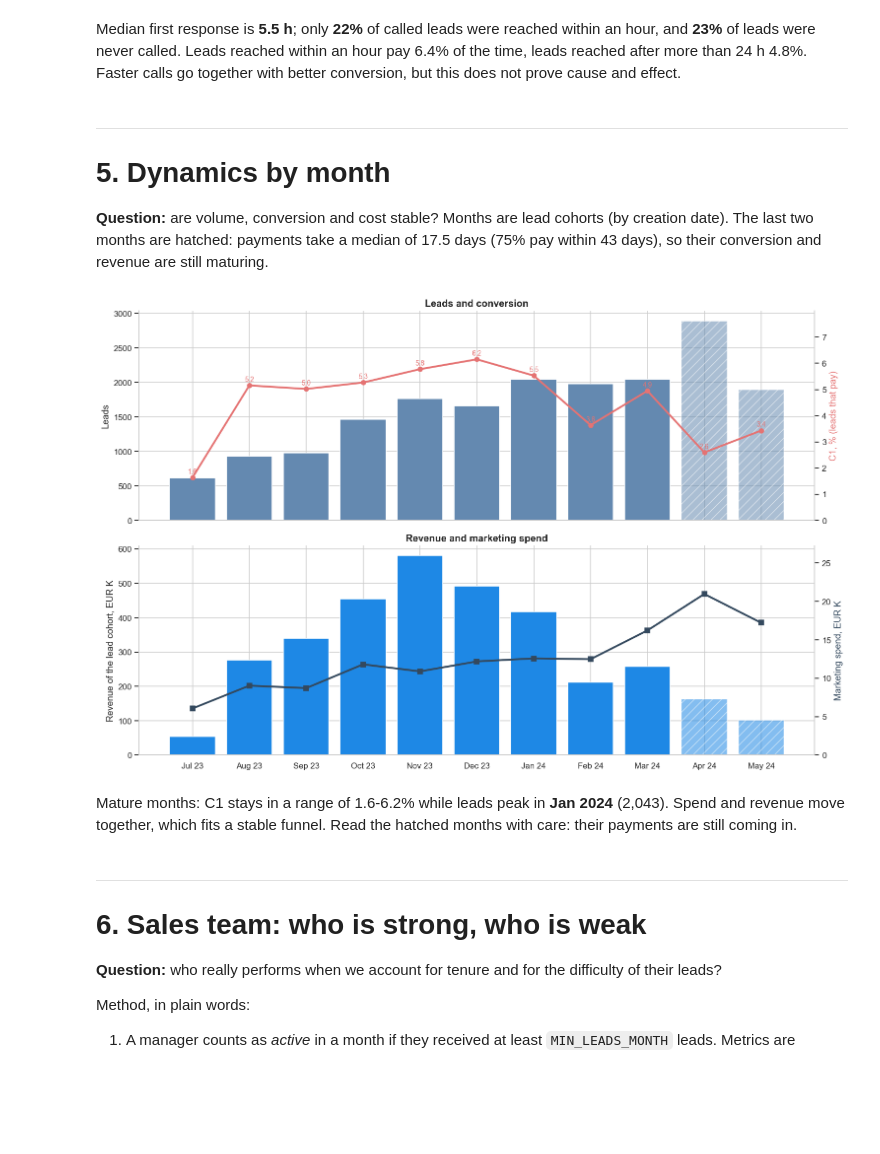
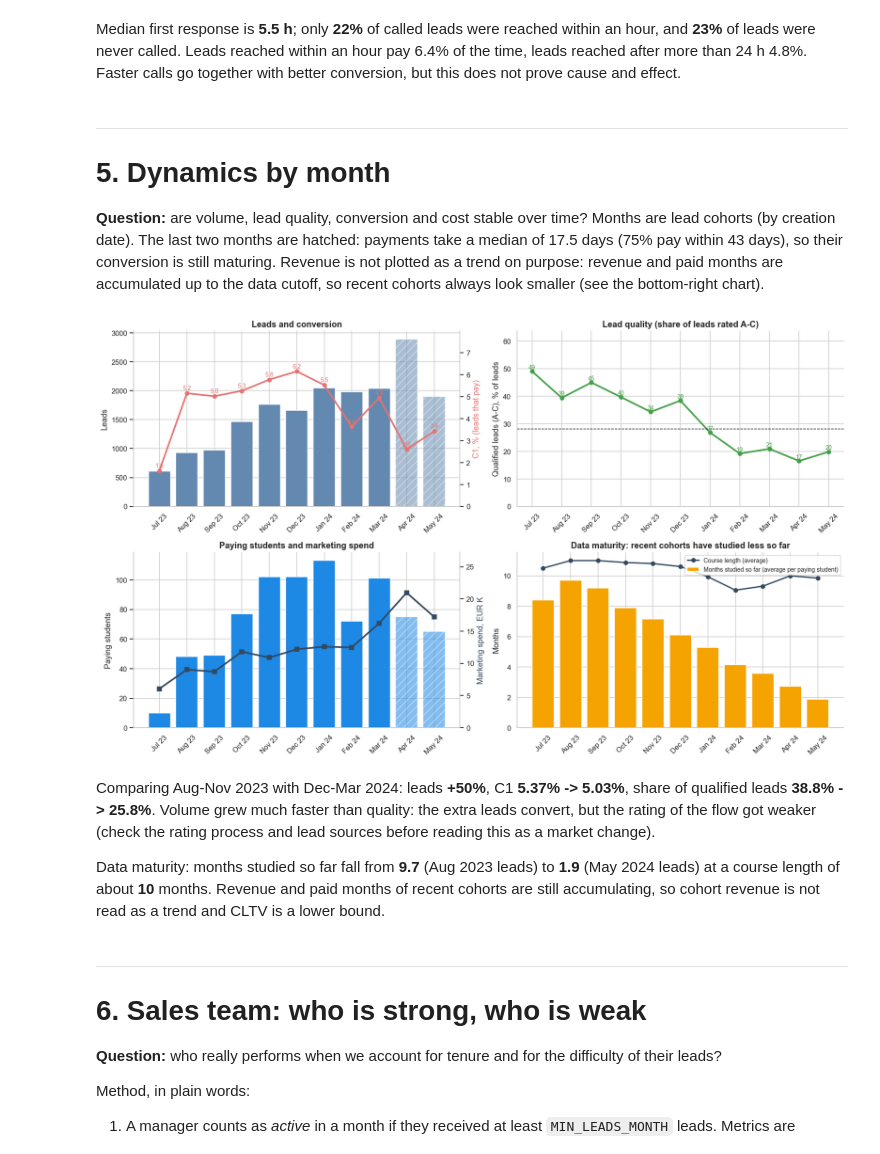
Before and after one commit to OlenaDeny/crm-funnel-analysis, a Jupyter notebook: notebooks/04_crm_business_insights.ipynb, the cells around one changed output. Drawn from its saved outputs; the diff is of its cells as text; code cells hidden in the pictures; blank space fills up the shorter version.

```diff
--- a/notebooks/04_crm_business_insights.ipynb
+++ b/notebooks/04_crm_business_insights.ipynb
@@ -102,6 +103,9 @@ spend = pd.read_pickle(PROCESSED / 'spend_cleaned.pkl')
 
 # --- Common period ---
 spend = spend[(spend['spend_date'] >= SYNC_START) & (spend['spend_date'] <= SYNC_END)].copy()
+
+# unique student key: contact_id; a paid deal without contact_id counts as a separate student (key = deal id)
+deals['student_id'] = deals['contact_id'].fillna('deal_' + deals['deals_id'].astype(str)).astype(str)
 
 # --- Core flags (same logic as notebooks 02 and 03) ---
 deals['months'] = pd.to_numeric(deals['months_of_study'], errors='coerce').fillna(0)
@@ -111,7 +115,7 @@ deals['rev_won'] = np.where(deals['is_won'], deals['Ri'], 0.0)          # revenu
 deals['qualified'] = deals['quality'].astype(str).isin(QUALIFIED)
 deals['month'] = deals['created_date'].dt.to_period('M').dt.to_timestamp()   # lead cohort month
 
-for c in ['contact_id', 'source', 'campaign', 'product', 'payment_type', 'education_type', 'deal_owner_name']:
+for c in ['source', 'campaign', 'product', 'payment_type', 'education_type', 'deal_owner_name']:
     deals[c] = deals[c].astype(str).str.strip().replace({'nan': 'Unknown', '<NA>': 'Unknown', '': 'Unknown'})
 spend['month'] = spend['spend_date'].dt.to_period('M').dt.to_timestamp()
 for c in ['source', 'campaign']:
@@ -125,7 +129,7 @@ Deals: 18,250 | spend rows in period: 18,452 | period: 2023-07-01 - 2024-05-31
 # --- Portfolio metrics (definitions: see glossary in notebooks 02 and 03) ---
 def portfolio_kpis(won, n_leads, ua, ac, clicks):
     k = {'UA': ua, 'Leads': n_leads, 'Clicks': clicks, 'AC': ac}
-    k['B'] = won['contact_id'].nunique()            # unique paying students
+    k['B'] = won['student_id'].nunique()            # unique paying students
     k['T'] = won['months'].sum()                    # transactions = paid months
     k['REV'] = won['Ri'].sum()
     k['C1'] = k['B'] / ua * 100                     # students / potential clients (metrics tree)
@@ -143,7 +147,7 @@ def portfolio_kpis(won, n_leads, ua, ac, clicks):
 K = portfolio_kpis(won, len(deals), UA_TOTAL, spend['spend'].sum(), spend['clicks'].sum())
 
 # Control values from notebooks 02 and 03
-control = {'Leads': 18_250, 'B': 802, 'T': 4_540, 'REV': 3_347_317.73, 'AOV': 737.29, 'AC': 138_152.50, 'Clicks': 468_577}
+control = {'Leads': 18_250, 'B': 810, 'T': 4_540, 'REV': 3_347_317.73, 'AOV': 737.29, 'AC': 138_152.50, 'Clicks': 468_577}
 for name, expected in control.items():
     status = 'OK' if abs(K[name] - expected) < 0.5 else 'CHECK'
     print(f'{name:<7}{K[name]:>16,.2f}   control {expected:>14,.2f}   {status}')
@@ -299,7 +303,7 @@ def channel_table(d, s):
     w = d[d['is_won']].groupby('channel')
     t = pd.DataFrame({
         'Leads': g.size(),
-        'B': w['contact_id'].nunique(),
+        'B': w['student_id'].nunique(),
         'T': w['months'].sum(),
         'REV': g['rev_won'].sum(),
         'Qualified_rate': g['qualified'].mean() * 100,
@@ -541,45 +545,75 @@ Median first response is **5.5 h**; only **22%** of called leads were reached wi
 # %% [markdown]
 ---
 # 5. Dynamics by month
-**Question:** are volume, conversion and cost stable? Months are lead cohorts (by creation date). The last two months are hatched: payments take a median of 17.5 days (75% pay within 43 days), so their conversion and revenue are still maturing.
+**Question:** are volume, lead quality, conversion and cost stable over time?
+Months are lead cohorts (by creation date). The last two months are hatched: payments take a median of 17.5 days (75% pay within 43 days), so their conversion is still maturing. Revenue is not plotted as a trend on purpose: revenue and paid months are accumulated up to the data cutoff, so recent cohorts always look smaller (see the bottom-right chart).
 # %%
 # --- 5.1 Monthly dynamics ---
 months = pd.date_range(SYNC_START, SYNC_END, freq='MS')
-mo = deals.groupby('month').agg(Leads=('is_won', 'size'), Won=('is_won', 'sum'), REV=('rev_won', 'sum')).reindex(months).fillna(0)
+mo = deals.groupby('month').agg(Leads=('is_won', 'size'), Won=('is_won', 'sum'), Qualified=('qualified', 'mean')).reindex(months).fillna(0)
 mo['AC'] = spend.groupby('month')['spend'].sum().reindex(months).fillna(0)
 mo['C1'] = mo['Won'] / mo['Leads'].replace(0, np.nan) * 100
+mo['Qualified'] = mo['Qualified'] * 100
+mo['Months_studied'] = won.groupby('month')['months'].mean().reindex(months)
+mo['Course'] = pd.to_numeric(won['course_duration'], errors='coerce').groupby(won['month']).mean().reindex(months)
 labels_m = [m.strftime('%b %y') for m in months]
 immature = np.arange(len(months)) >= len(months) - 2
 
-fig, axes = plt.subplots(2, 1, figsize=(14, 9), sharex=True)
-ax = axes[0]
-bars = ax.bar(labels_m, mo['Leads'], color=COL['funnel'][0])
-for b_, imm in zip(bars, immature):
-    if imm: b_.set_hatch('//'); b_.set_alpha(0.55)
+def hatch_last(bars):
+    for b_, imm in zip(bars, immature):
+        if imm:
+            b_.set_hatch('//'); b_.set_alpha(0.55)
+
+fig, axes = plt.subplots(2, 2, figsize=(16, 9.5))
+ax = axes[0, 0]
+hatch_last(ax.bar(labels_m, mo['Leads'], color=COL['funnel'][0]))
 ax.set_ylabel('Leads'); ax.set_title('Leads and conversion')
 ax2 = ax.twinx(); ax2.plot(labels_m, mo['C1'], color=COL['red'], marker='o', lw=2.5)
 ax2.set_ylabel('C1, % (leads that pay)', color=COL['red']); ax2.set_ylim(0, max(mo['C1'].max() * 1.3, 1))
 ax2.grid(False); ax2.spines['right'].set_visible(True)
 for x_, v in zip(labels_m, mo['C1']):
     ax2.text(x_, v + 0.15, f'{v:.1f}', ha='center', fontsize=9, color=COL['red'])
 
-ax = axes[1]
-bars = ax.bar(labels_m, mo['REV'] / 1e3, color=COL['blue'])
-for b_, imm in zip(bars, immature):
-    if imm: b_.set_hatch('//'); b_.set_alpha(0.55)
-ax.set_ylabel('Revenue of the lead cohort, EUR K'); ax.set_title('Revenue and marketing spend')
+ax = axes[0, 1]
+ax.plot(labels_m, mo['Qualified'], color=COL['green'], marker='o', lw=2.5)
+ax.axhline(deals['qualified'].mean() * 100, color='#111827', ls='--', lw=1)
+ax.set_ylim(0, mo['Qualified'].max() * 1.3); ax.set_ylabel('Qualified leads (A-C), % of leads')
+ax.set_title('Lead quality (share of leads rated A-C)')
+for x_, v in zip(labels_m, mo['Qualified']):
+    ax.text(x_, v + 0.8, f'{v:.0f}', ha='center', fontsize=9, color=COL['green'])
+
+ax = axes[1, 0]
+hatch_last(ax.bar(labels_m, mo['Won'], color=COL['blue']))
+ax.set_ylabel('Paying students'); ax.set_title('Paying students and marketing spend')
 ax3 = ax.twinx(); ax3.plot(labels_m, mo['AC'] / 1e3, color=COL['navy'], marker='s', lw=2.5)
 ax3.set_ylabel('Marketing spend, EUR K', color=COL['navy']); ax3.grid(False); ax3.spines['right'].set_visible(True)
 ax3.set_ylim(0, mo['AC'].max() / 1e3 * 1.3)
+
+ax = axes[1, 1]
+ax.bar(labels_m, mo['Months_studied'], color=COL['amber'], label='Months studied so far (average per paying student)')
+ax.plot(labels_m, mo['Course'], color=COL['navy'], marker='o', lw=2, label='Course length (average)')
+ax.set_ylabel('Months'); ax.set_title('Data maturity: recent cohorts have studied less so far')
+ax.legend(loc='upper right', fontsize=9, frameon=True)
+for a in axes.ravel():
+    a.tick_params(axis='x', rotation=45)
 finish(fig, '04_11_trend')
 
-full = mo.iloc[:-2]
-pk = full['Leads'].idxmax()
-say(f"Mature months: C1 stays in a range of {full['C1'].min():.1f}-{full['C1'].max():.1f}% while leads peak in **{pk:%b %Y}** ({full.loc[pk, 'Leads']:,.0f}). "
-    f"Spend and revenue move together, which fits a stable funnel. Read the hatched months with care: their payments are still coming in.")
+mat = mo.iloc[1:-2]                       # skip the launch month and the two immature months
+half = len(mat) // 2
+a_, b_ = mat.iloc[:half], mat.iloc[half:]
+pooled = lambda x: x['Won'].sum() / x['Leads'].sum() * 100
+qual = lambda x: (x['Qualified'] * x['Leads']).sum() / x['Leads'].sum()
+say(f"Comparing {a_.index[0]:%b}-{a_.index[-1]:%b %Y} with {b_.index[0]:%b}-{b_.index[-1]:%b %Y}: "
+    f"leads **{b_['Leads'].sum() / a_['Leads'].sum() - 1:+.0%}**, C1 **{pooled(a_):.2f}% -> {pooled(b_):.2f}%**, "
+    f"share of qualified leads **{qual(a_):.1f}% -> {qual(b_):.1f}%**. "
+    f"Volume grew much faster than quality: the extra leads convert, but the rating of the flow got weaker (check the rating process and lead sources before reading this as a market change).\n\n"
+    f"Data maturity: months studied so far fall from **{mat['Months_studied'].iloc[0]:.1f}** ({mat.index[0]:%b %Y} leads) to **{mo['Months_studied'].iloc[-1]:.1f}** ({mo.index[-1]:%b %Y} leads) "
+    f"at a course length of about **{mo['Course'].mean():.0f}** months. Revenue and paid months of recent cohorts are still accumulating, so cohort revenue is not read as a trend and CLTV is a lower bound.")
 # %% [output]
-[figure, old version]
+[figure, new version]
-Mature months: C1 stays in a range of 1.6-6.2% while leads peak in **Jan 2024** (2,043). Spend and revenue move together, which fits a stable funnel. Read the hatched months with care: their payments are still coming in.
+Comparing Aug-Nov 2023 with Dec-Mar 2024: leads **+50%**, C1 **5.37% -> 5.03%**, share of qualified leads **38.8% -> 25.8%**. Volume grew much faster than quality: the extra leads convert, but the rating of the flow got weaker (check the rating process and lead sources before reading this as a market change).
+
+Data maturity: months studied so far fall from **9.7** (Aug 2023 leads) to **1.9** (May 2024 leads) at a course length of about **10** months. Revenue and paid months of recent cohorts are still accumulating, so cohort revenue is not read as a trend and CLTV is a lower bound.
 # %% [markdown]
 ---
 # 6. Sales team: who is strong, who is weak
```
Also changed, not shown: parts of 17 cells of this notebook, 1 other file.
